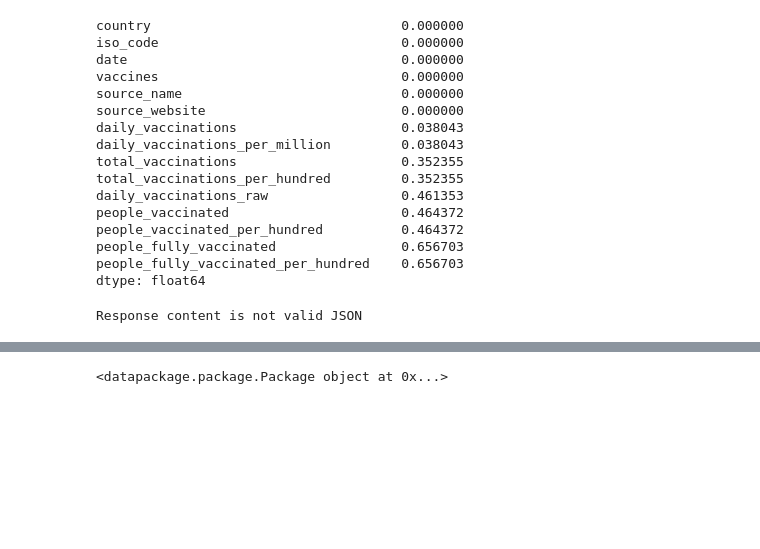
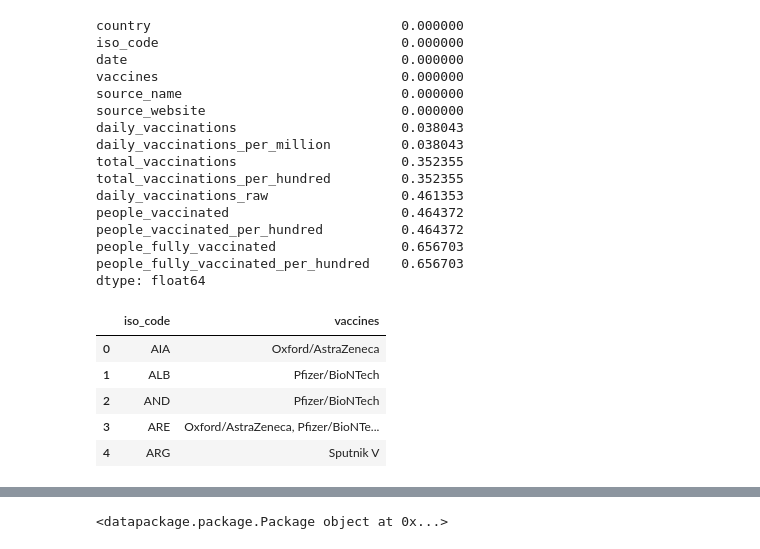
Before and after one commit to KhaledBenAbderrahim/SomeProject, a Jupyter notebook: Python_projects/EU_COV19_Vaccination_Projekt/EU-Impfentwicklung.ipynb, the cells around one changed output, grey strips where cells are left out. Cells and saved outputs as stored; diff of their text form; code cells hidden in the pictures; blank space fills up the shorter version.

```diff
--- a/Python_projects/EU_COV19_Vaccination_Projekt/EU-Impfentwicklung.ipynb
+++ b/Python_projects/EU_COV19_Vaccination_Projekt/EU-Impfentwicklung.ipynb
@@ -112,18 +112,25 @@ dtype: float64
 # %%
 #import json
 #import urllib.request
 
 # download raw json object
 #url = "https://www.kaggle.com/ktochylin/world-countries?select=world-countries.json"
 #data = urllib.request.urlopen(url).read().decode()
 
 # parse json object
 #try:
     #obj = json.loads(data)
 #except ValueError:
     #print("Response content is not valid JSON")
+df_to_plot = df[['iso_code','vaccines']].groupby(['iso_code','vaccines']).sum().reset_index()
+df_to_plot.head()
 # %% [output]
-Response content is not valid JSON
+|  | iso_code | vaccines |
+| 0 | AIA | Oxford/AstraZeneca |
+| 1 | ALB | Pfizer/BioNTech |
+| 2 | AND | Pfizer/BioNTech |
+| 3 | ARE | Oxford/AstraZeneca, Pfizer/BioNTe... |
+| 4 | ARG | Sputnik V |
 # %%
 #! type C:\Users\Akademie\Desktop\data_externe\world-countries.json
 #https://www.kaggle.com/ktochylin/world-countries
```
Also changed, not shown: parts of 2 cells of this notebook.
